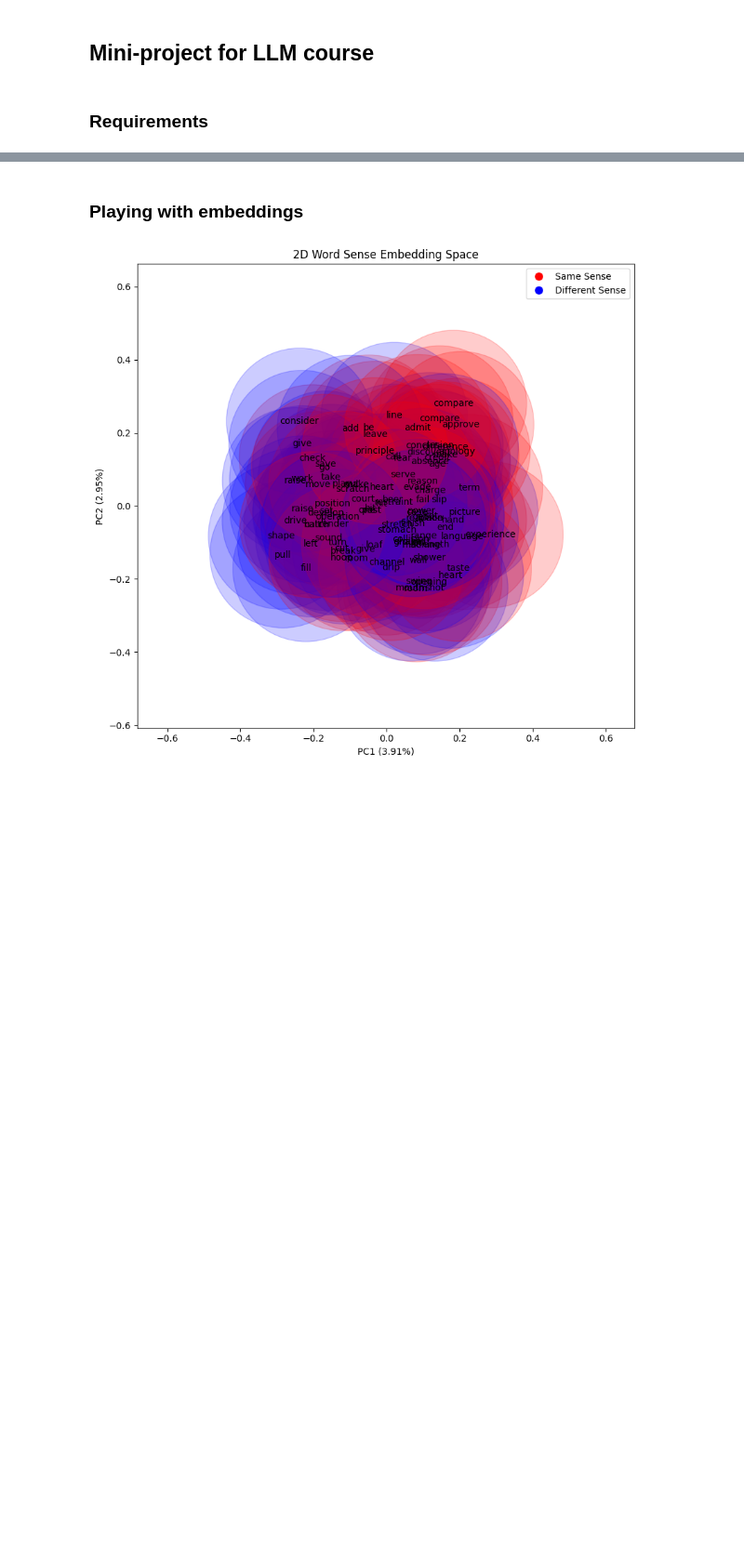
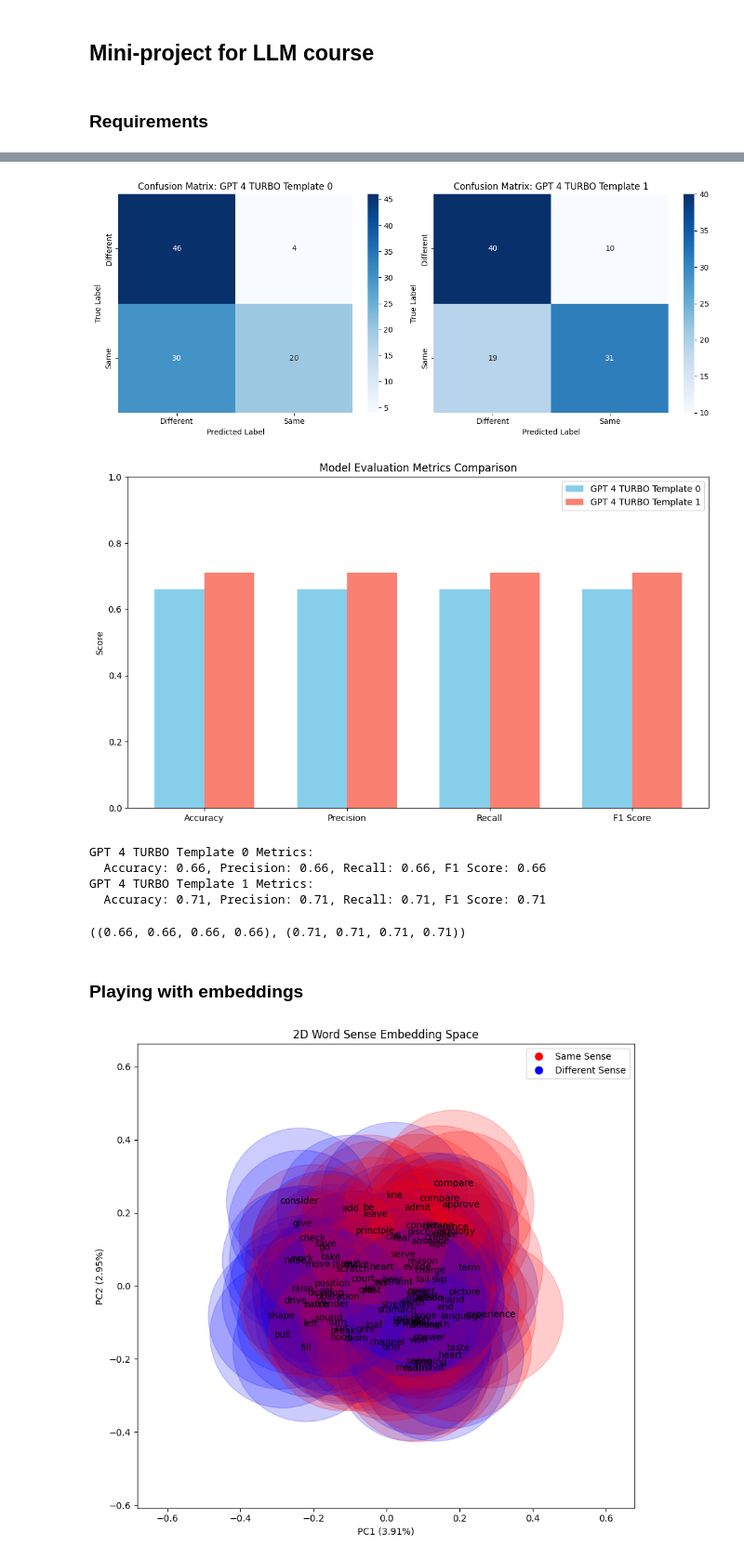
Before and after one commit to MaxRondelli/Linguistic-perspectives-on-Large-Language-Models, a Jupyter notebook: mini-project.ipynb, the cells around one changed output, grey strips where cells are left out. Shown at 93% size. Cells and saved outputs as stored; diff of their text form; code cells hidden in the pictures; blank space fills up the shorter version.

```diff
--- a/mini-project.ipynb
+++ b/mini-project.ipynb
@@ -334,3 +516,13 @@ evaluation_results(results_openai_3_5, results_phi3)
+# %%
+evaluate_models(true_labels, pred_labels_gpt4_turbo_v_0, pred_labels_gpt4_turbo_v_1, template1_name="GPT 4 TURBO Template 0", template2_name="GPT 4 TURBO Template 1")
+# %% [output]
+[figure, added]
+[figure, added]
+GPT 4 TURBO Template 0 Metrics:
+  Accuracy: 0.66, Precision: 0.66, Recall: 0.66, F1 Score: 0.66
+GPT 4 TURBO Template 1 Metrics:
+  Accuracy: 0.71, Precision: 0.71, Recall: 0.71, F1 Score: 0.71
+((0.66, 0.66, 0.66, 0.66), (0.71, 0.71, 0.71, 0.71))
 # %% [markdown]
 ### Playing with embeddings
 # %%
```
Also changed, not shown: parts of 20 cells of this notebook, 8 other files.
